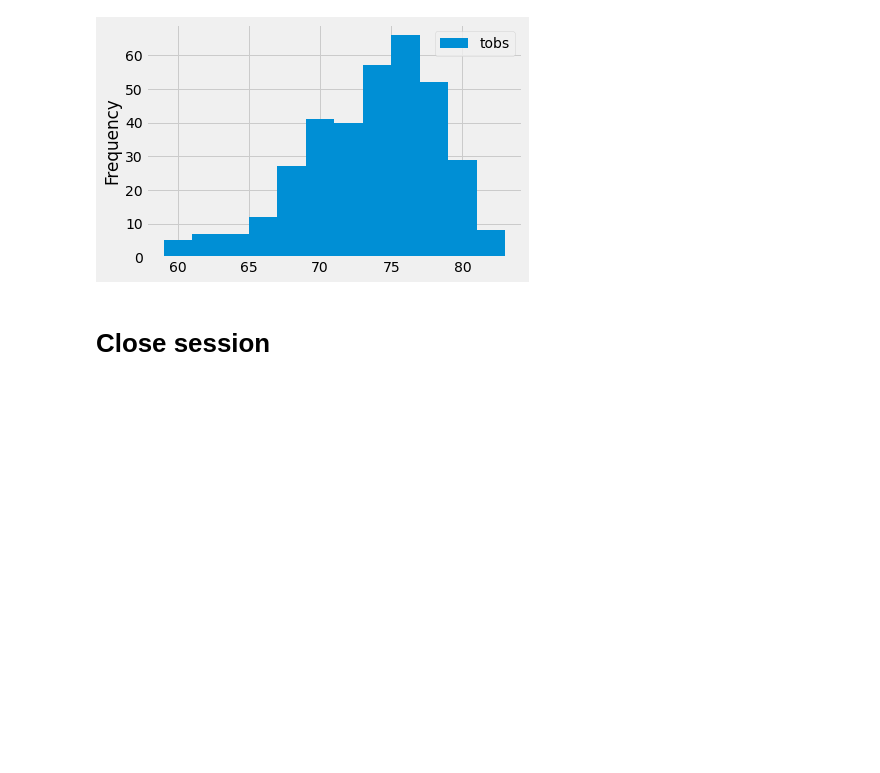
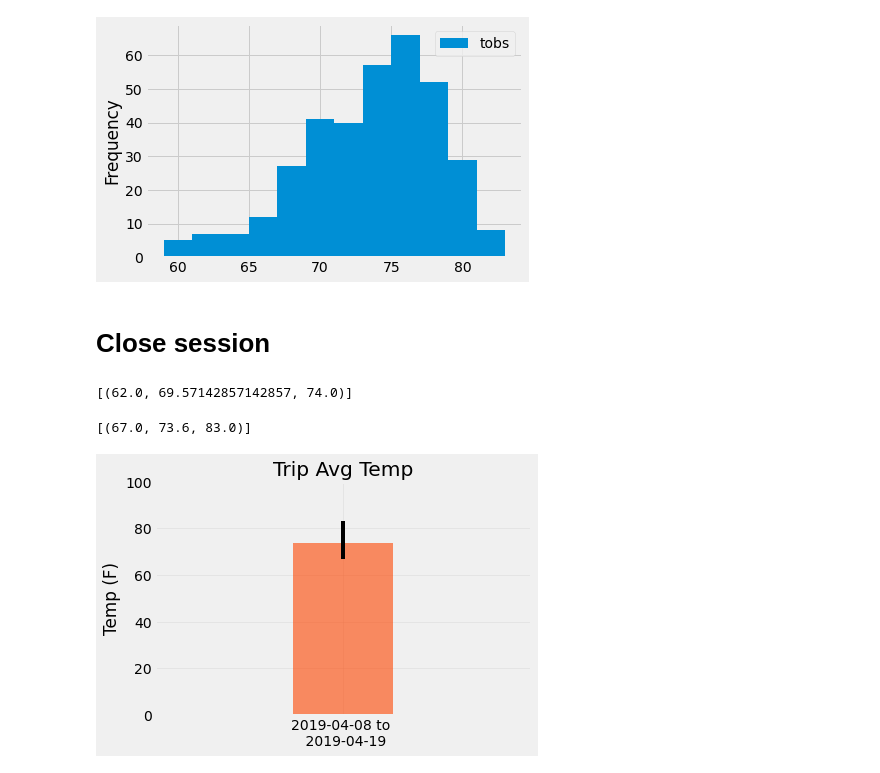
Before and after one commit to dramane188/sqlalchemy-challenge, a Jupyter notebook: climate_starter.ipynb, the cells around one changed output. Cells and saved outputs as stored; diff of their text form; code cells hidden in the pictures; blank space fills up the shorter version.

```diff
--- a/climate_starter.ipynb
+++ b/climate_starter.ipynb
@@ -206,3 +220,57 @@ tempTable.plot(kind='hist', bins=12)
 # %%
 # Close Session
 session.close()
+# %%
+# This function called `calc_temps` will accept start date and end date in the format '%Y-%m-%d'
+# and return the minimum, average, and maximum temperatures for that range of dates
+# function usage example
+def calc_temps(start_date, end_date):
+    """TMIN, TAVG, and TMAX for a list of dates.
+
+    Args:
+        start_date (string): A date string in the format %Y-%m-%d
+        end_date (string): A date string in the format %Y-%m-%d
+
+    Returns:
+        TMIN, TAVE, and TMAX
+    """
+
+    return session.query(func.min(Measurement.tobs), func.avg(Measurement.tobs), func.max(Measurement.tobs)).\
+        filter(Measurement.date >= start_date).filter(Measurement.date <= end_date).all()
+
+print(calc_temps('2012-02-28', '2012-03-05'))
+# %% [output]
+[(62.0, 69.57142857142857, 74.0)]
+# %%
+#calculate the tmin, tavg, and tmax
+trip = '2019-04-08 to \n 2019-04-19'
+tripStartDate = '2017-04-08'
+tripEndDate = '2017-04-19'
+tripTemps = calc_temps(tripStartDate, tripEndDate)
+
+tripTemps
+# %% [output]
+[(67.0, 73.6, 83.0)]
+# %%
+# Plot the results from your previous query as a bar chart.
+# Use "Trip Avg Temp" as your Title
+# Use the average temperature for the y value
+# Use the peak-to-peak (tmax-tmin) value as the y error bar (yerr)
+
+minTripTemp = tripTemps[0][0]
+avgTripTemp = tripTemps[0][1]
+maxTripTemp = tripTemps[0][2]
+
+minError = avgTripTemp - minTripTemp
+maxError = maxTripTemp - avgTripTemp
+
+errorBars = np.array([[minError], [maxError]])
+
+plt.bar(trip, avgTripTemp, yerr=errorBars, color = 'orangered', alpha = .6)
+plt.ylim(0, 100)
+plt.xlim(-1.5, 1.5)
+plt.title('Trip Avg Temp')
+plt.ylabel('Temp (F)')
+plt.grid(alpha=.3)
+# %% [output]
+[figure, added]
```
Also changed, not shown: parts of 11 cells of this notebook.
